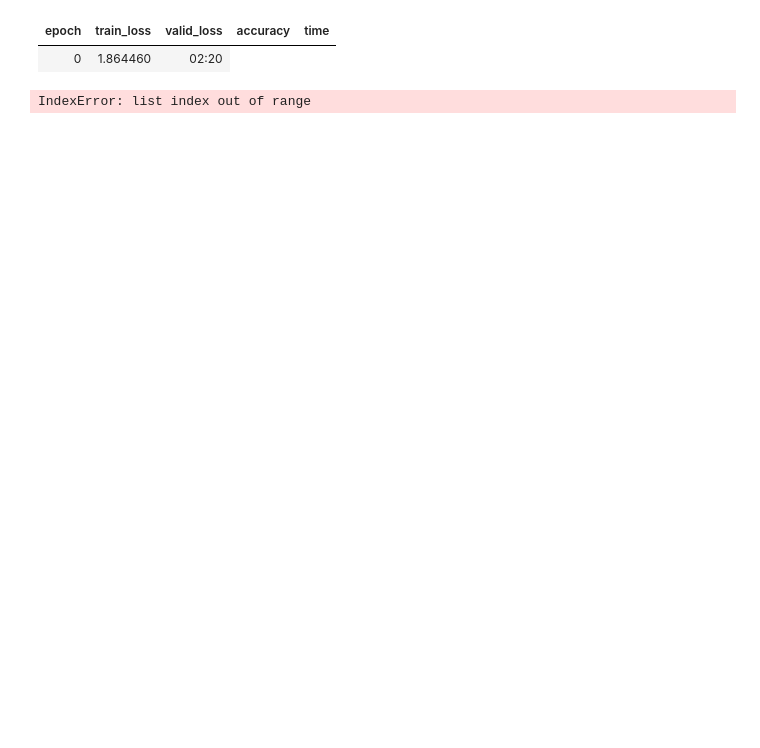
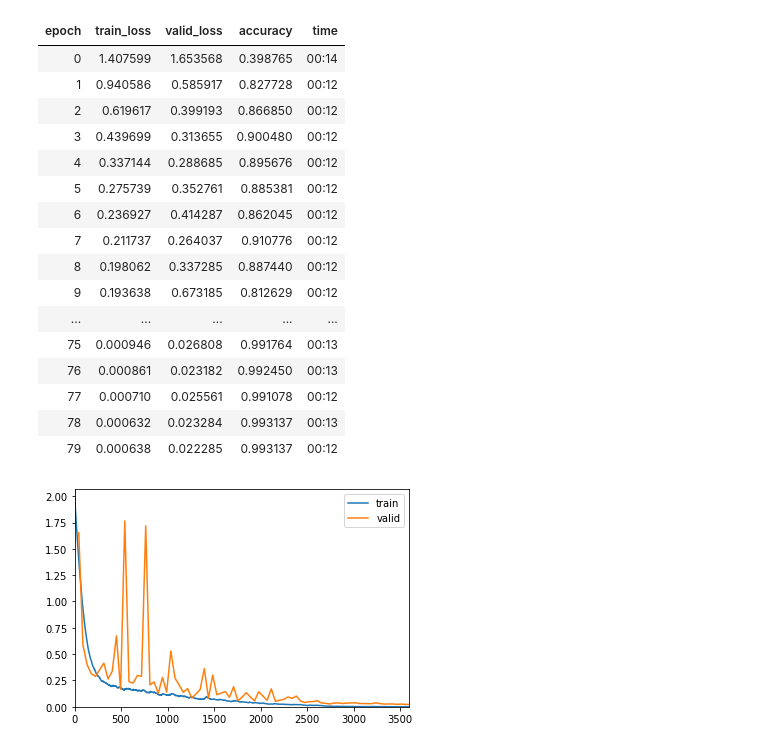
Before and after one commit to floleuerer/open_collaboration_on_audio_classification, a Jupyter notebook: fastai2_audio_conv1d.ipynb, the cells around one changed output. Saved outputs shown, nothing was run; the diff lists cells and outputs as text; code cells hidden in the pictures; blank space fills up the shorter version.

```diff
--- a/fastai2_audio_conv1d.ipynb
+++ b/fastai2_audio_conv1d.ipynb
@@ -77,7 +77,7 @@ class AudioToTensor(Transform):
         return o
 
 def AudioBlock(length=0.0):
-    return TransformBlock(type_tfms=TensorAudio.create, batch_tfms=None)
+    return TransformBlock(type_tfms=TensorAudio.create, batch_tfms=AudioToTensor)
 # %%
 length = 0.75
 device = torch.device("cuda:0" if torch.cuda.is_available() else "cpu")
@@ -85,11 +85,12 @@ dblocks = DataBlock(blocks = (AudioBlock,CategoryBlock),
                  get_items=get_files,
                  splitter=RandomSplitter(seed=42),
                  get_y=parent_label,
+                 #item_tfms=[AudioFixLength(length=length)],
                  item_tfms=[AudioRandomCrop(length=length),AudioFixLength(length=length)],
-                 batch_tfms=[AudioAddNoise(device=device),AudioToTensor]
+                 batch_tfms=[AudioAddNoise(device=device)]
                  )
 
-dls=dblocks.dataloaders(path, bs=64)
+dls=dblocks.dataloaders(path, bs=128)
 # %%
 dls.one_batch()
 # %% [output]
@@ -113,7 +116,7 @@ dls.one_batch()
 # %%
 # https://www.kaggle.com/readilen/resnet-for-mnist-with-pytorch
 
-def conv1x3(in_channels, out_channels, kernel_size=3, stride=1):
+def conv1xk(in_channels, out_channels, kernel_size=3, stride=1):
     padding = kernel_size // 2
     return nn.Conv1d(in_channels, out_channels, kernel_size=kernel_size,
                     stride=stride, padding=padding, bias=False)
@@ -122,10 +125,10 @@ def conv1x3(in_channels, out_channels, kernel_size=3, stride=1):
 class ResidualBlock(nn.Module):
     def __init__(self, in_channels, out_channels, kernel_size=3, stride=1, downsample=None):
         super(ResidualBlock, self).__init__()
-        self.conv1 = conv1x3(in_channels, out_channels, kernel_size, stride)
+        self.conv1 = conv1xk(in_channels, out_channels, kernel_size, stride)
         self.bn1 = nn.BatchNorm1d(out_channels)
         self.relu = nn.ReLU(inplace=True)
-        self.conv2 = conv1x3(out_channels, out_channels, kernel_size)
+        self.conv2 = conv1xk(out_channels, out_channels, kernel_size)
         self.bn2 = nn.BatchNorm1d(out_channels)
         self.downsample = downsample
 
@@ -154,7 +157,7 @@ class ResNet(nn.Module):
     def __init__(self, block, layers, num_classes=10, kernel_size=3, stride=2):
         super(ResNet, self).__init__()
         self.in_channels = 16
-        self.conv = conv1x3(1, 16)
+        self.conv = conv1xk(1, 16)
         self.bn = nn.BatchNorm1d(16)
         self.relu = nn.ReLU(inplace=True)
         self.layer1 = self.make_layer(block, 16, layers[0], kernel_size)
@@ -171,7 +174,7 @@ class ResNet(nn.Module):
         downsample = None
         if (stride != 1) or (self.in_channels != out_channels):
             downsample = nn.Sequential(
-                conv1x3(self.in_channels, out_channels, kernel_size=kernel_size, stride=stride),
+                conv1xk (self.in_channels, out_channels, kernel_size=kernel_size, stride=stride),
                 nn.BatchNorm1d(out_channels))
         layers = []
         layers.append(block(self.in_channels, out_channels, kernel_size, stride, downsample))
@@ -217,7 +220,22 @@ SuggestedLRs(lr_min=0.0003019951749593019, lr_steep=0.0004786300996784121)
 # %%
 learn.unfreeze()
-learn.fit_one_cycle(40, 4e-4)
+learn.fit_one_cycle(80, 3e-4)
 # %% [output]
 | epoch | train_loss | valid_loss | accuracy | time |
-| 0 | 1.864460 | 02:20 |
+| 0 | 1.407599 | 1.653568 | 0.398765 | 00:14 |
+| 1 | 0.940586 | 0.585917 | 0.827728 | 00:12 |
+| 2 | 0.619617 | 0.399193 | 0.866850 | 00:12 |
+| 3 | 0.439699 | 0.313655 | 0.900480 | 00:12 |
+| 4 | 0.337144 | 0.288685 | 0.895676 | 00:12 |
+| 5 | 0.275739 | 0.352761 | 0.885381 | 00:12 |
+| 6 | 0.236927 | 0.414287 | 0.862045 | 00:12 |
+| 7 | 0.211737 | 0.264037 | 0.910776 | 00:12 |
+| 8 | 0.198062 | 0.337285 | 0.887440 | 00:12 |
+| 9 | 0.193638 | 0.673185 | 0.812629 | 00:12 |
+| ... | ... | ... | ... | ... |
+| 75 | 0.000946 | 0.026808 | 0.991764 | 00:13 |
+| 76 | 0.000861 | 0.023182 | 0.992450 | 00:13 |
+| 77 | 0.000710 | 0.025561 | 0.991078 | 00:12 |
+| 78 | 0.000632 | 0.023284 | 0.993137 | 00:13 |
+| 79 | 0.000638 | 0.022285 | 0.993137 | 00:12 |
-IndexError: list index out of range
+[figure, added]
```
Also changed, not shown: parts of 2 cells of this notebook.
